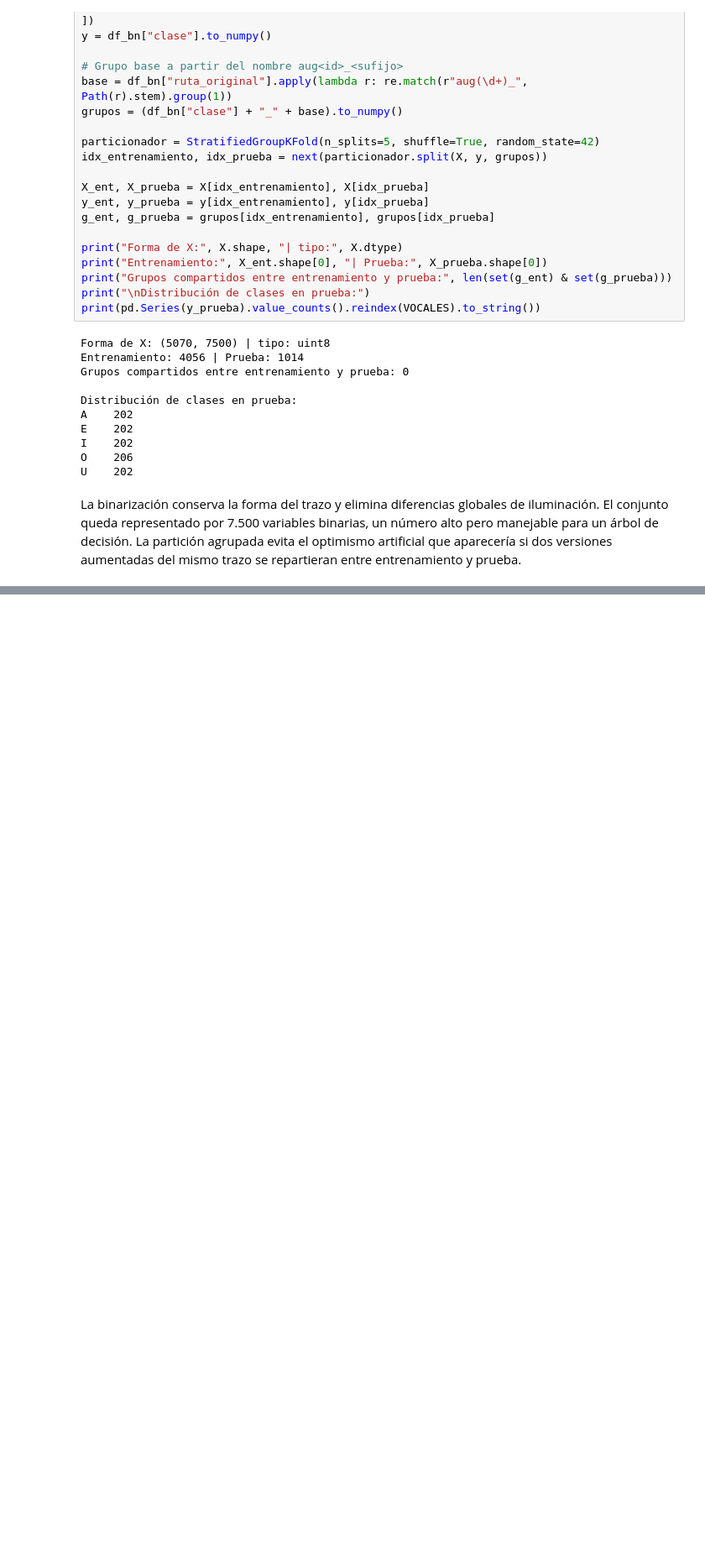
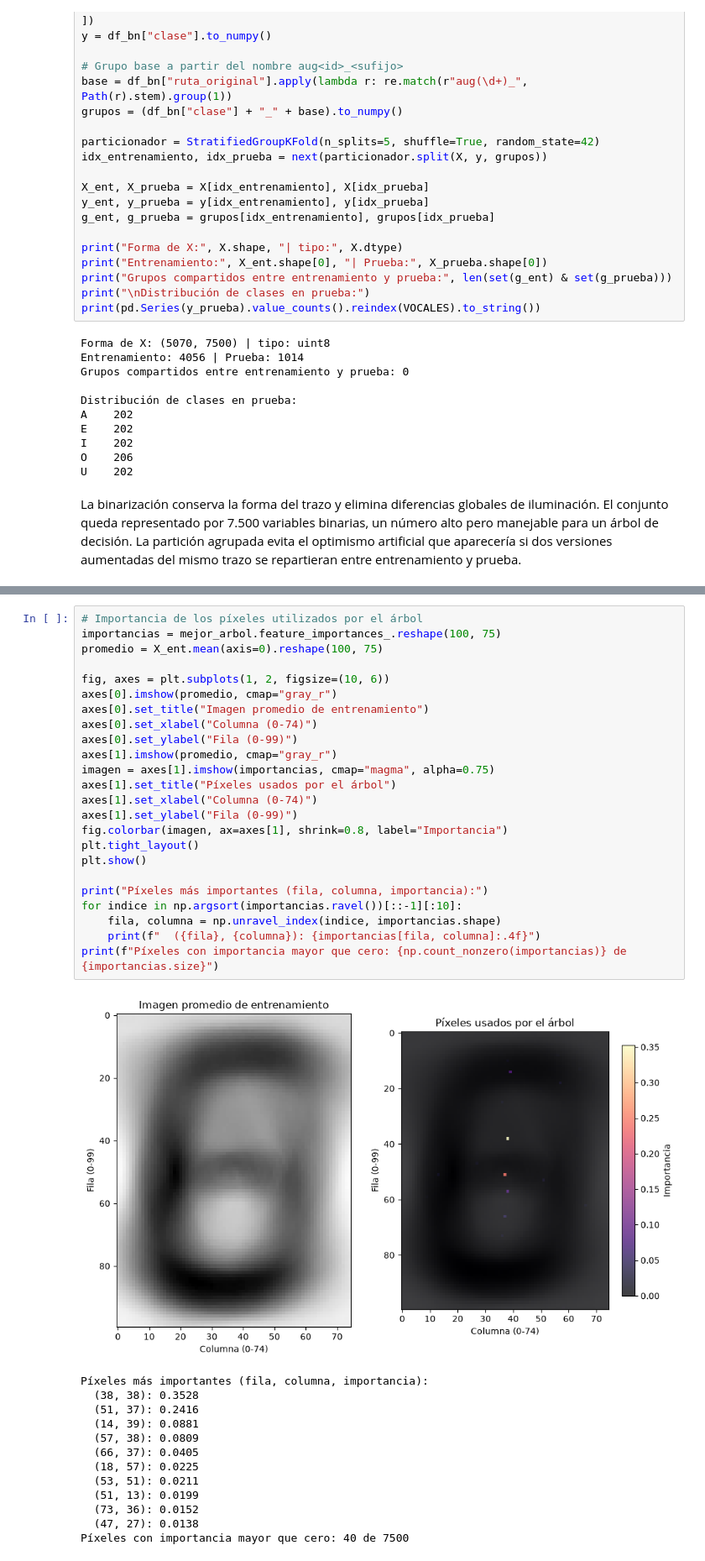
Before and after one commit to ldcantillom/vowel-recognizer-ml, a Jupyter notebook: Taller_Vocales_ML.ipynb, the cells around one changed output, grey strips where cells are left out. Shown at 84% size. Saved outputs shown, nothing was run; the diff lists cells and outputs as text; blank space fills up the shorter version.

```diff
--- a/Taller_Vocales_ML.ipynb
+++ b/Taller_Vocales_ML.ipynb
@@ -634,0 +805,38 @@ La binarización conserva la forma del trazo y elimina diferencias globales de i
+# %%
+# Importancia de los píxeles utilizados por el árbol
+importancias = mejor_arbol.feature_importances_.reshape(100, 75)
+promedio = X_ent.mean(axis=0).reshape(100, 75)
+
+fig, axes = plt.subplots(1, 2, figsize=(10, 6))
+axes[0].imshow(promedio, cmap="gray_r")
+axes[0].set_title("Imagen promedio de entrenamiento")
+axes[0].set_xlabel("Columna (0-74)")
+axes[0].set_ylabel("Fila (0-99)")
+axes[1].imshow(promedio, cmap="gray_r")
+imagen = axes[1].imshow(importancias, cmap="magma", alpha=0.75)
+axes[1].set_title("Píxeles usados por el árbol")
+axes[1].set_xlabel("Columna (0-74)")
+axes[1].set_ylabel("Fila (0-99)")
+fig.colorbar(imagen, ax=axes[1], shrink=0.8, label="Importancia")
+plt.tight_layout()
+plt.show()
+
+print("Píxeles más importantes (fila, columna, importancia):")
+for indice in np.argsort(importancias.ravel())[::-1][:10]:
+    fila, columna = np.unravel_index(indice, importancias.shape)
+    print(f"  ({fila}, {columna}): {importancias[fila, columna]:.4f}")
+print(f"Píxeles con importancia mayor que cero: {np.count_nonzero(importancias)} de {importancias.size}")
+# %% [output]
+[figure, added]
+Píxeles más importantes (fila, columna, importancia):
+  (38, 38): 0.3528
+  (51, 37): 0.2416
+  (14, 39): 0.0881
+  (57, 38): 0.0809
+  (66, 37): 0.0405
+  (18, 57): 0.0225
+  (53, 51): 0.0211
+  (51, 13): 0.0199
+  (73, 36): 0.0152
+  (47, 27): 0.0138
+Píxeles con importancia mayor que cero: 40 de 7500
```
Also changed, not shown: parts of 15 cells of this notebook.
